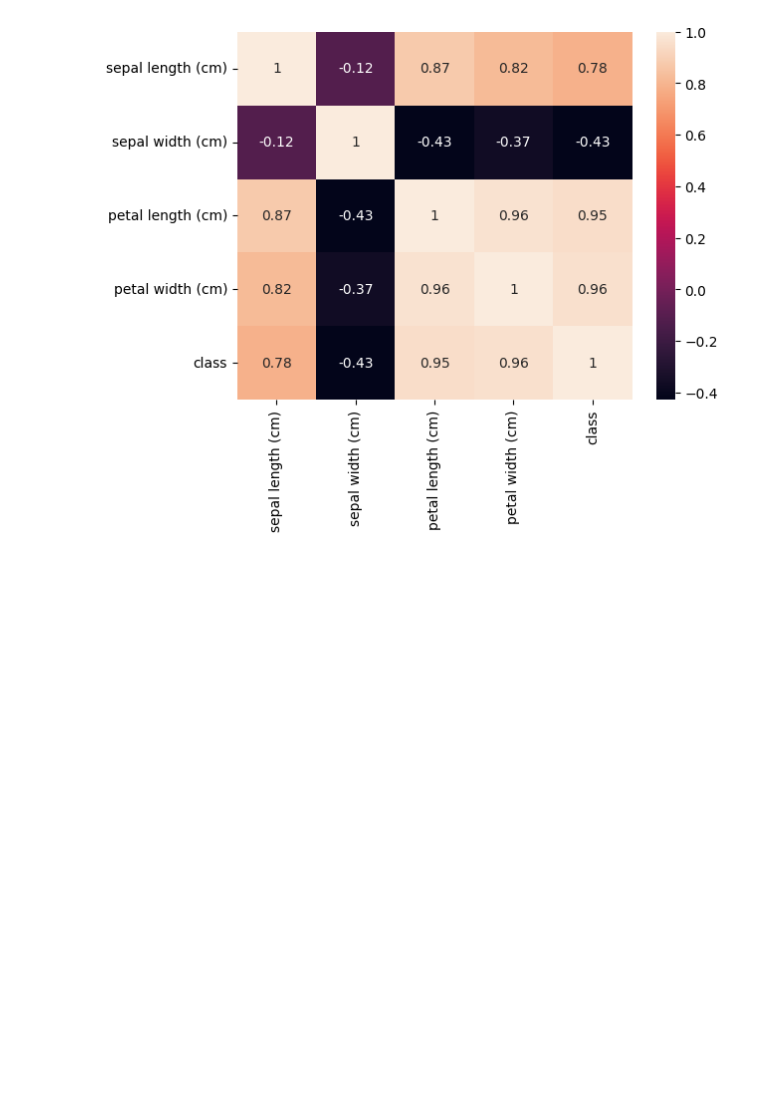
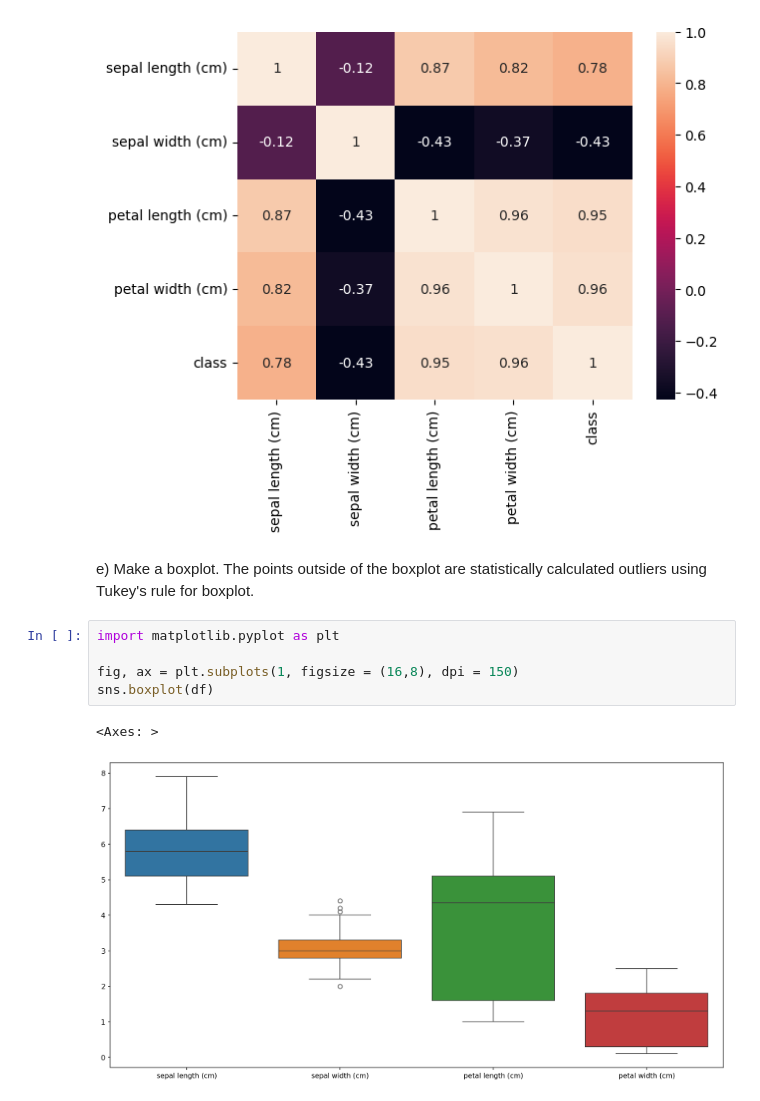
Before and after one commit to kokchun/ai_engineering_kokchun_giang, a Jupyter notebook: exercises/exercise2/exercise2.ipynb, the cells around one changed output. Saved outputs shown, nothing was run; the diff lists cells and outputs as text; blank space fills up the shorter version.

```diff
--- a/exercises/exercise2/exercise2.ipynb
+++ b/exercises/exercise2/exercise2.ipynb
@@ -139,3 +139,13 @@ sns.heatmap(df_iris.corr(), annot=True)
 # %% [output]
 <Axes: >
 [figure]
+# %% [markdown]
+  e) Make a boxplot. The points outside of the boxplot are statistically calculated outliers using Tukey's rule for boxplot.
+# %%
+import matplotlib.pyplot as plt
+
+fig, ax = plt.subplots(1, figsize = (16,8), dpi = 150)
+sns.boxplot(df)
+# %% [output]
+<Axes: >
+[figure, added]
```
Also changed, not shown: parts of 11 cells of this notebook.
